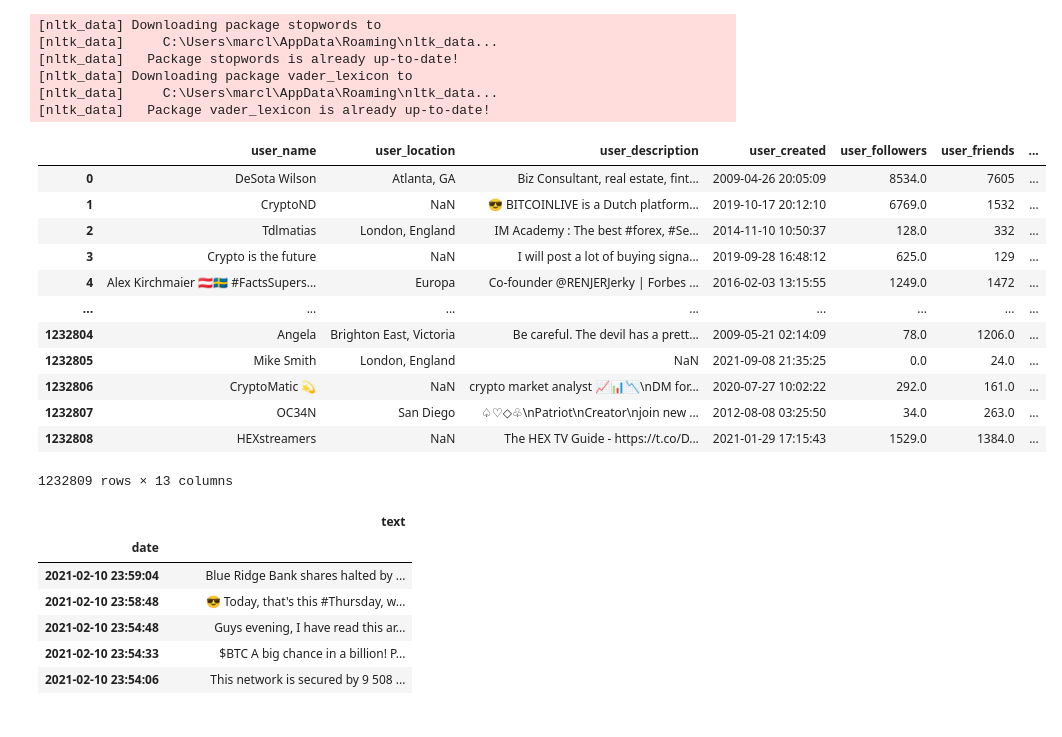
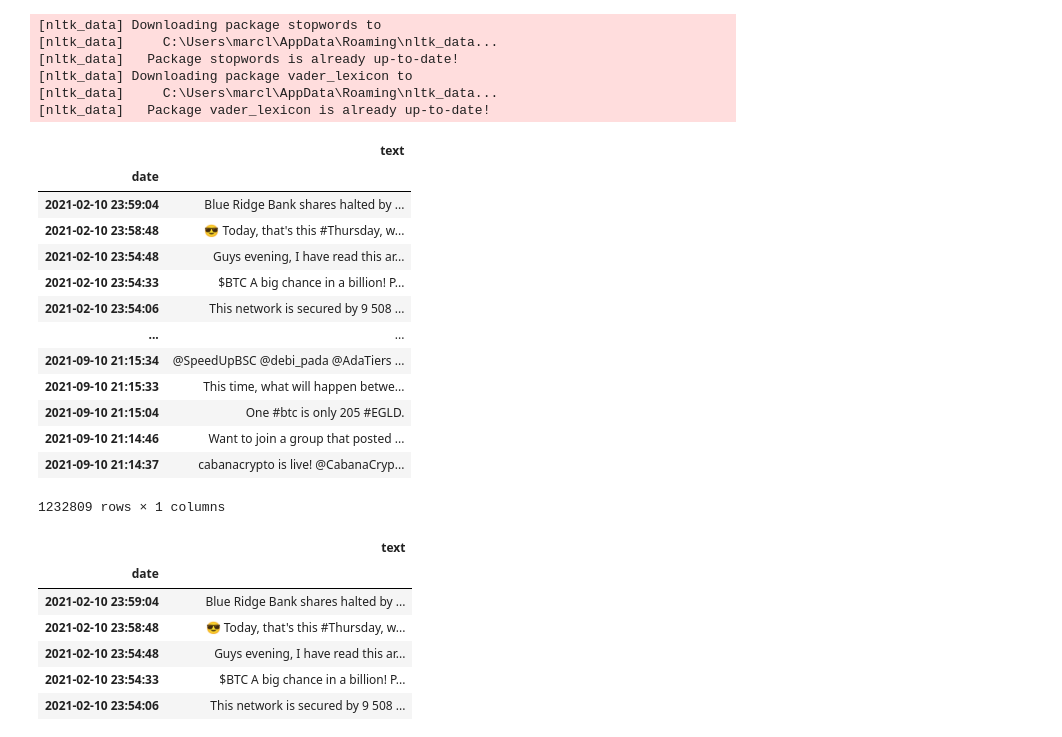
Before and after one commit to marcleipold/Project-2---Algo-Trading-ML-Bot, a Jupyter notebook: Marc/bitcoin-tweets-sentiment-analysis.ipynb, the cells around one changed output. Drawn from its saved outputs; the diff is of its cells as text; code cells hidden in the pictures.

```diff
--- a/Marc/bitcoin-tweets-sentiment-analysis.ipynb
+++ b/Marc/bitcoin-tweets-sentiment-analysis.ipynb
@@ -53,21 +33,22 @@ pd.options.plotting.backend = "plotly"
 [nltk_data]   Package vader_lexicon is already up-to-date!
 # %%
 # Load Tweet dataset
-df0 = pd.read_csv('./Resources/Bitcoin_tweets.csv')
+df0 = pd.read_csv('./Resources/cleaned_tweets.csv', index_col='date', parse_dates=True, infer_datetime_format=True)
 df0
 # %% [output]
-|  | user_name | user_location | user_description | user_created | user_followers | user_friends | ... |
-| 0 | DeSota Wilson | Atlanta, GA | Biz Consultant, real estate, fint... | 2009-04-26 20:05:09 | 8534.0 | 7605 | ... |
-| 1 | CryptoND | NaN | 😎 BITCOINLIVE is a Dutch platform... | 2019-10-17 20:12:10 | 6769.0 | 1532 | ... |
-| 2 | Tdlmatias | London, England | IM Academy : The best #forex, #Se... | 2014-11-10 10:50:37 | 128.0 | 332 | ... |
-| 3 | Crypto is the future | NaN | I will post a lot of buying signa... | 2019-09-28 16:48:12 | 625.0 | 129 | ... |
-| 4 | Alex Kirchmaier 🇦🇹🇸🇪 #FactsSupers... | Europa | Co-founder @RENJERJerky | Forbes ... | 2016-02-03 13:15:55 | 1249.0 | 1472 | ... |
-| ... | ... | ... | ... | ... | ... | ... | ... |
-| 1232804 | Angela | Brighton East, Victoria | Be careful. The devil has a prett... | 2009-05-21 02:14:09 | 78.0 | 1206.0 | ... |
-| 1232805 | Mike Smith | London, England | NaN | 2021-09-08 21:35:25 | 0.0 | 24.0 | ... |
-| 1232806 | CryptoMatic 💫 | NaN | crypto market analyst 📈📊📉\nDM for... | 2020-07-27 10:02:22 | 292.0 | 161.0 | ... |
-| 1232807 | OC34N | San Diego | ♤♡◇♧\nPatriot\nCreator\njoin new ... | 2012-08-08 03:25:50 | 34.0 | 263.0 | ... |
-| 1232808 | HEXstreamers | NaN | The HEX TV Guide - https://t.co/D... | 2021-01-29 17:15:43 | 1529.0 | 1384.0 | ... |
+|  | text |
+| date |  |
+| 2021-02-10 23:59:04 | Blue Ridge Bank shares halted by ... |
+| 2021-02-10 23:58:48 | 😎 Today, that's this #Thursday, w... |
+| 2021-02-10 23:54:48 | Guys evening, I have read this ar... |
+| 2021-02-10 23:54:33 | $BTC A big chance in a billion! P... |
+| 2021-02-10 23:54:06 | This network is secured by 9 508 ... |
+| ... | ... |
+| 2021-09-10 21:15:34 | @SpeedUpBSC @debi_pada @AdaTiers ... |
+| 2021-09-10 21:15:33 | This time, what will happen betwe... |
+| 2021-09-10 21:15:04 | One #btc is only 205 #EGLD. |
+| 2021-09-10 21:14:46 | Want to join a group that posted ... |
+| 2021-09-10 21:14:37 | cabanacrypto is live! @CabanaCryp... |
-1232809 rows × 13 columns
+1232809 rows × 1 columns
 # %%
 
```
Also changed, not shown: parts of 30 cells of this notebook, 7 other files.
